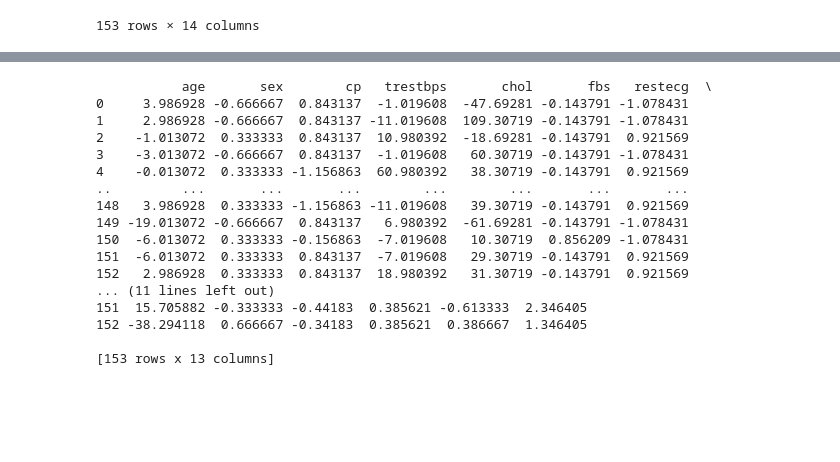
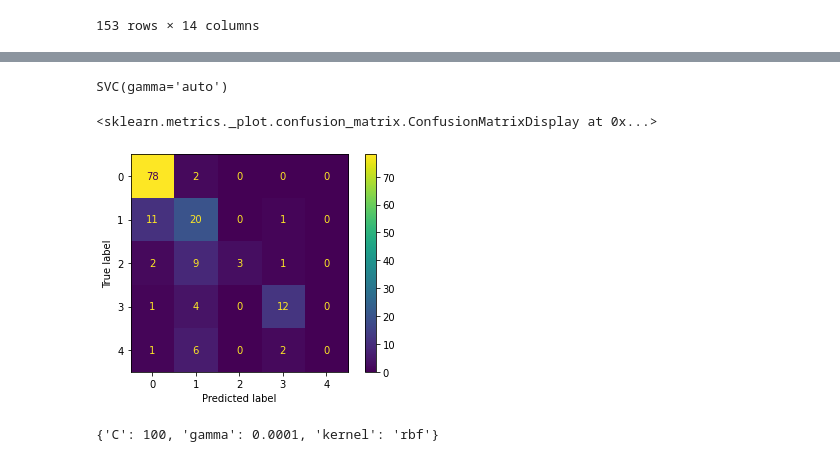
Before and after one commit to AugustBredberg/BigDrippaz-MachineLearning, a Jupyter notebook: Project Big Drippaz.ipynb, the cells around one changed output, grey strips where cells are left out. Saved outputs shown, nothing was run; the diff lists cells and outputs as text; code cells hidden in the pictures; blank space fills up the shorter version.

```diff
--- a/Project Big Drippaz.ipynb
+++ b/Project Big Drippaz.ipynb
@@ -94,3 +95,7 @@ print(x_train['ca'][9])
+# %%
+# ONE HOT ENCODING CATEGORICAL COLUMNS
+x_train_encoded = pd.get_dummies(x_train, columns=['sex', 'cp', 'fbs', 'restecg', 'exang', 'slope', 'ca', 'thal'])
+x_test_encoded = pd.get_dummies(x_test, columns=['sex', 'cp', 'fbs', 'restecg', 'exang', 'slope', 'ca', 'thal'])
 # %%
 ### cell för att kolla vilken data som är viktigast
 import seaborn as sns
@@ -121,7 +126,11 @@ plt.show()
 # %%
 ### cell för att normalisera datan!
 from sklearn import preprocessing
+from sklearn.preprocessing import scale
 
+X_train_scaled = scale(x_train_encoded)
+X_test_scaled = scale(x_test_encoded)
+#y_train = scale(y_train)
 
 #x_train = preprocessing.normalize(x_train, norm='l2')
 #x_test = preprocessing.normalize(x_test, norm='l1')
@@ -136,32 +145,49 @@ from sklearn import preprocessing
 #x_train = pd.DataFrame(d, columns=column_names[:-1])
 #x_train.head()
 
-
-for col in x_train.columns :
-    mean = x_train[col].mean()
-    x_train[col] = x_train[col] - mean
-    x_test[col] = x_test[col] - mean
-    sigma = 1/(len(x_train[col])) * sum(x_train[col]**2)
-    x_train[col] = x_train[col] / sigma
-    x_test[col] = x_test[col] / sigma
+# manuell proprocessing
+# for col in x_train.columns :
+#     mean = x_train[col].mean()
+#     x_train[col] = x_train[col] - mean
+#     x_test[col] = x_test[col] - mean
+#     sigma = 1/(len(x_train[col])) * sum(x_train[col]**2)
+#     x_train[col] = x_train[col] / sigma
+#     x_test[col] = x_test[col] / sigma
 
 
-print(x_train)
+# print(x_train)
-# %% [output]
-           age       sex        cp   trestbps       chol       fbs   restecg  \
-0     3.986928 -0.666667  0.843137  -1.019608  -47.69281 -0.143791 -1.078431
-1     2.986928 -0.666667  0.843137 -11.019608  109.30719 -0.143791 -1.078431
-2    -1.013072  0.333333  0.843137  10.980392  -18.69281 -0.143791  0.921569
-3    -3.013072 -0.666667  0.843137  -1.019608   60.30719 -0.143791 -1.078431
-4    -0.013072  0.333333 -1.156863  60.980392   38.30719 -0.143791  0.921569
-..         ...       ...       ...        ...        ...       ...       ...
-148   3.986928  0.333333 -1.156863 -11.019608   39.30719 -0.143791  0.921569
-149 -19.013072 -0.666667  0.843137   6.980392  -61.69281 -0.143791 -1.078431
-150  -6.013072  0.333333 -0.156863  -7.019608   10.30719  0.856209 -1.078431
-151  -6.013072  0.333333  0.843137  -7.019608   29.30719 -0.143791  0.921569
-152   2.986928  0.333333  0.843137  18.980392   31.30719 -0.143791  0.921569
-... (11 lines left out)
-151  15.705882 -0.333333 -0.44183  0.385621 -0.613333  2.346405
-152 -38.294118  0.666667 -0.34183  0.385621  0.386667  1.346405
-
-[153 rows x 13 columns]
+# %%
+clf_svm = SVC(gamma='auto')
+clf_svm.fit(X_train_scaled, y_train)
+# %% [output]
+SVC(gamma='auto')
+# %%
+from sklearn.metrics import plot_confusion_matrix
+plot_confusion_matrix(clf_svm, X_train_scaled, y_train, values_format='d') #, display_labels=["did not defualt", "Defaulted"])
+# %% [output]
+<sklearn.metrics._plot.confusion_matrix.ConfusionMatrixDisplay at 0x...>
+[figure, added]
+# %%
+## CV with GridSearchCV
+from sklearn.model_selection import GridSearchCV
+
+param_grid = [
+    {'C': [0.5, 1, 10, 100], # NOTE: Values for C must be > 0
+     'gamma': ['scale', 1, 0.1, 0.01, 0.001, 0.0001],
+     'kernel': ['rbf']},
+]
+## NOTE: We are including C=1 and gamma='scale'
+## as possible choices since they are the default values
+
+optimal_params = GridSearchCV(
+    SVC(),
+    param_grid,
+    cv = 5,
+    scoring='accuracy',
+    verbose=0
+)
+
+optimal_params.fit(X_train_scaled, y_train)
+print(optimal_params.best_params_)
+# %% [output]
+{'C': 100, 'gamma': 0.0001, 'kernel': 'rbf'}
```
Also changed, not shown: parts of 15 cells of this notebook.
